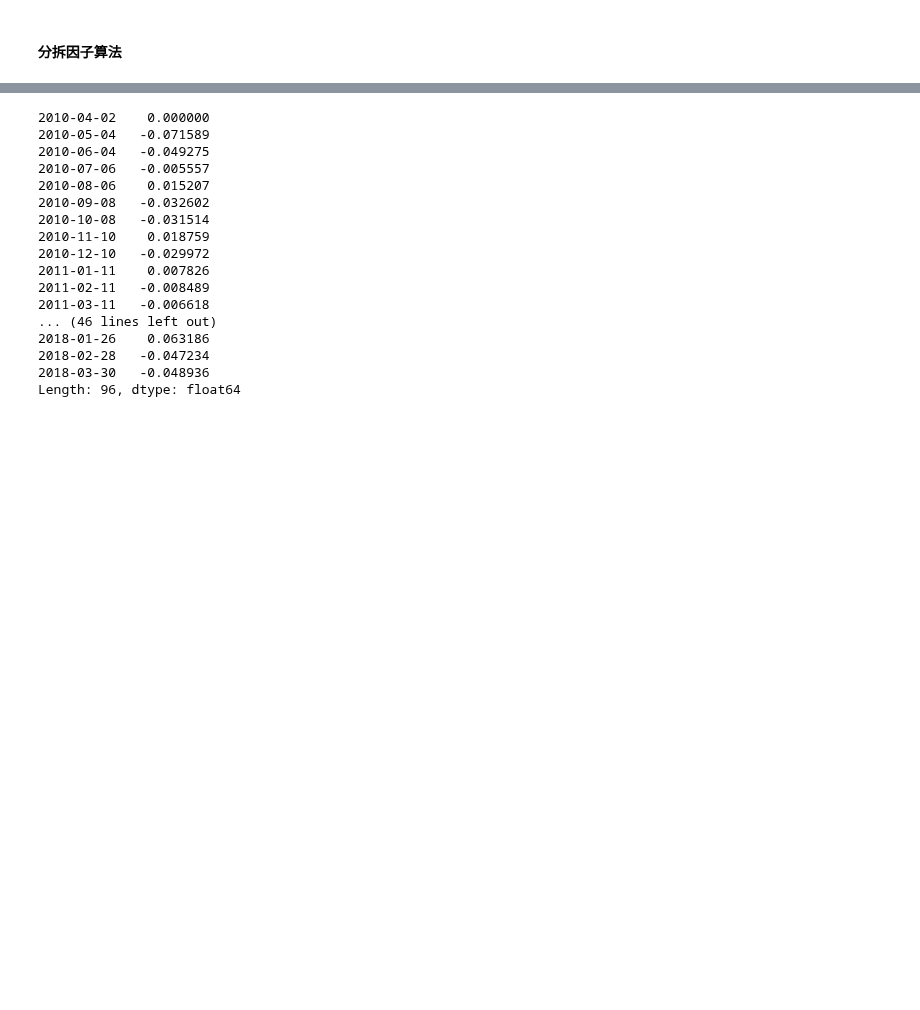
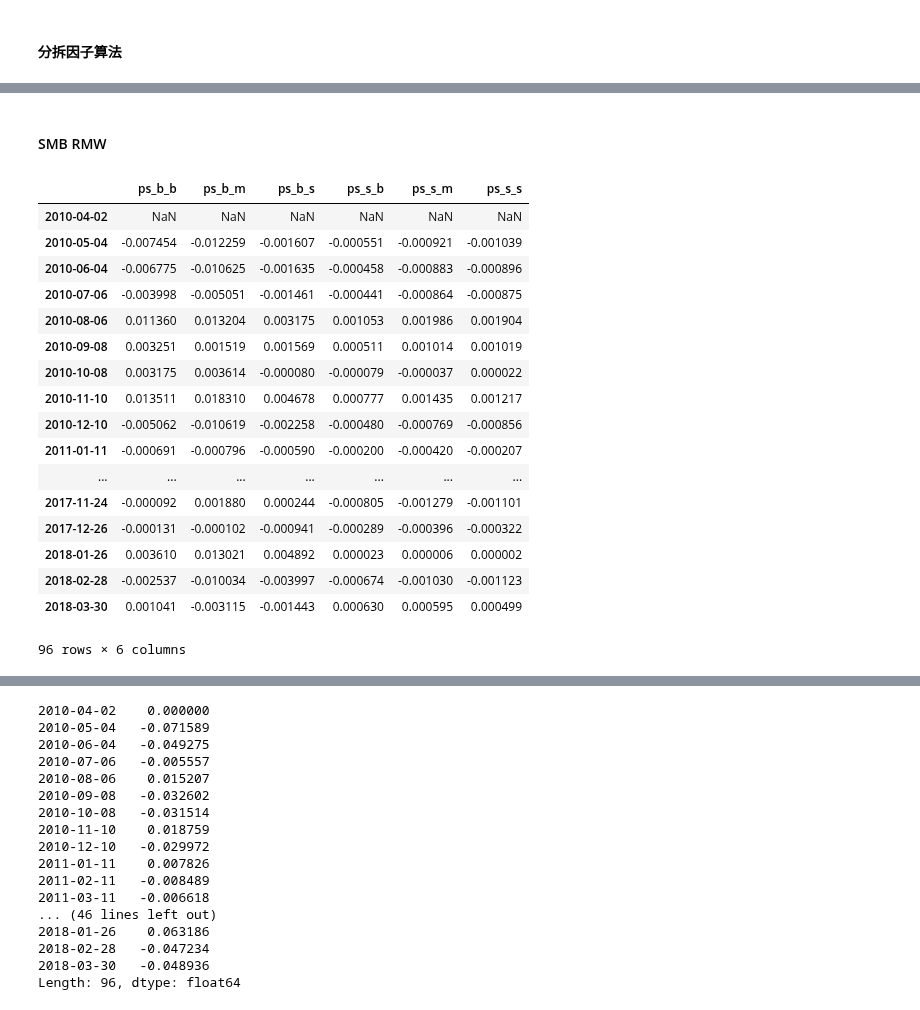
Before and after one commit to brainee/fama, a Jupyter notebook: fama5/zy-fama-frech-5-split-factor.ipynb, the cells around one changed output, grey strips where cells are left out. Cells and saved outputs as stored; diff of their text form; code cells hidden in the pictures; blank space fills up the shorter version.

```diff
--- a/fama5/zy-fama-frech-5-split-factor.ipynb
+++ b/fama5/zy-fama-frech-5-split-factor.ipynb
@@ -599,0 +662,24 @@ def get_single_group(index_date,group,return_data,df_market_cap,recordnan):
+# %% [markdown]
+#### SMB RMW
+# %%
+df_six_smb_rmw=get_factor_cross(index_date,df_market_cap,factor_data,return_data,df_market_cap,recordnan=recordnan_withstk)
+df_six_smb_rmw
+# %% [output]
+|  | ps_b_b | ps_b_m | ps_b_s | ps_s_b | ps_s_m | ps_s_s |
+| 2010-04-02 | NaN | NaN | NaN | NaN | NaN | NaN |
+| 2010-05-04 | -0.007454 | -0.012259 | -0.001607 | -0.000551 | -0.000921 | -0.001039 |
+| 2010-06-04 | -0.006775 | -0.010625 | -0.001635 | -0.000458 | -0.000883 | -0.000896 |
+| 2010-07-06 | -0.003998 | -0.005051 | -0.001461 | -0.000441 | -0.000864 | -0.000875 |
+| 2010-08-06 | 0.011360 | 0.013204 | 0.003175 | 0.001053 | 0.001986 | 0.001904 |
+| 2010-09-08 | 0.003251 | 0.001519 | 0.001569 | 0.000511 | 0.001014 | 0.001019 |
+| 2010-10-08 | 0.003175 | 0.003614 | -0.000080 | -0.000079 | -0.000037 | 0.000022 |
+| 2010-11-10 | 0.013511 | 0.018310 | 0.004678 | 0.000777 | 0.001435 | 0.001217 |
+| 2010-12-10 | -0.005062 | -0.010619 | -0.002258 | -0.000480 | -0.000769 | -0.000856 |
+| 2011-01-11 | -0.000691 | -0.000796 | -0.000590 | -0.000200 | -0.000420 | -0.000207 |
+| ... | ... | ... | ... | ... | ... | ... |
+| 2017-11-24 | -0.000092 | 0.001880 | 0.000244 | -0.000805 | -0.001279 | -0.001101 |
+| 2017-12-26 | -0.000131 | -0.000102 | -0.000941 | -0.000289 | -0.000396 | -0.000322 |
+| 2018-01-26 | 0.003610 | 0.013021 | 0.004892 | 0.000023 | 0.000006 | 0.000002 |
+| 2018-02-28 | -0.002537 | -0.010034 | -0.003997 | -0.000674 | -0.001030 | -0.001123 |
+| 2018-03-30 | 0.001041 | -0.003115 | -0.001443 | 0.000630 | 0.000595 | 0.000499 |
+96 rows × 6 columns
```
Also changed, not shown: parts of 23 cells of this notebook, 1 other file.
